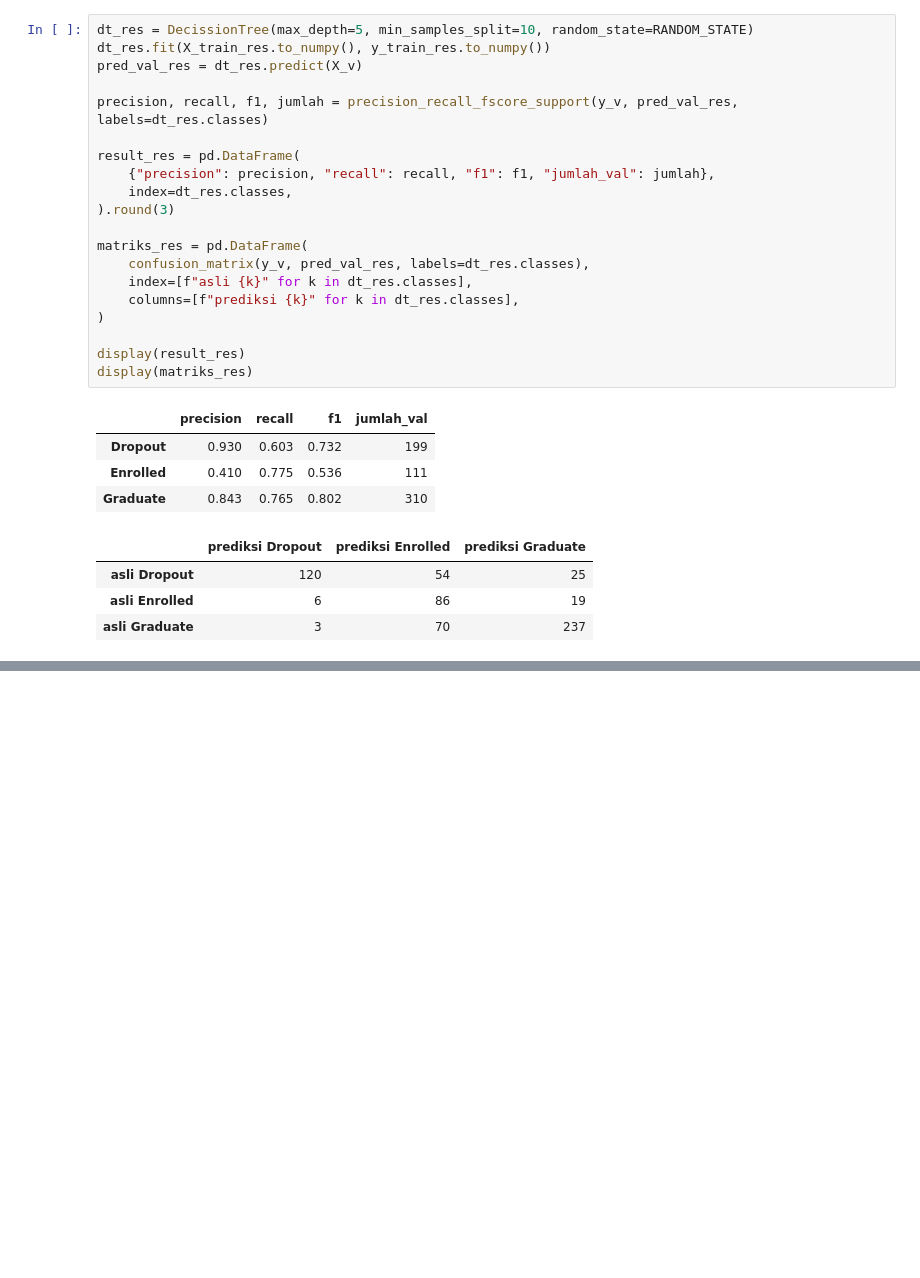
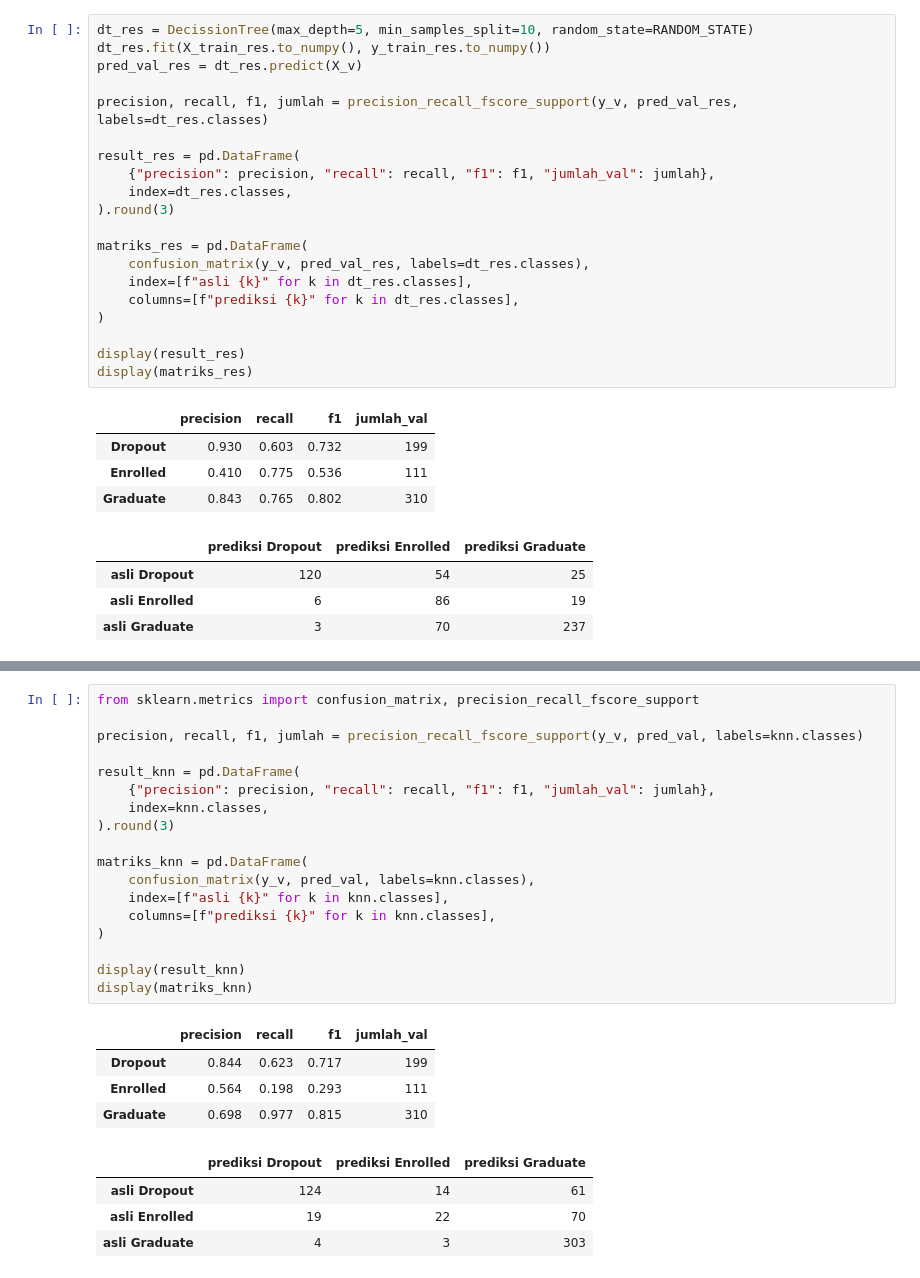
Before and after one commit to RuhullahReza/Project-2-Advanced-AI, a Jupyter notebook: model.ipynb, the cells around one changed output, grey strips where cells are left out. Drawn from its saved outputs; the diff is of its cells as text; blank space fills up the shorter version.

```diff
--- a/model.ipynb
+++ b/model.ipynb
@@ -760,0 +790,27 @@ pd.DataFrame(hasil_depth).round(3)
+# %%
+from sklearn.metrics import confusion_matrix, precision_recall_fscore_support
+
+precision, recall, f1, jumlah = precision_recall_fscore_support(y_v, pred_val, labels=knn.classes)
+
+result_knn = pd.DataFrame(
+    {"precision": precision, "recall": recall, "f1": f1, "jumlah_val": jumlah},
+    index=knn.classes,
+).round(3)
+
+matriks_knn = pd.DataFrame(
+    confusion_matrix(y_v, pred_val, labels=knn.classes),
+    index=[f"asli {k}" for k in knn.classes],
+    columns=[f"prediksi {k}" for k in knn.classes],
+)
+
+display(result_knn)
+display(matriks_knn)
+# %% [output]
+|  | precision | recall | f1 | jumlah_val |
+| Dropout | 0.844 | 0.623 | 0.717 | 199 |
+| Enrolled | 0.564 | 0.198 | 0.293 | 111 |
+| Graduate | 0.698 | 0.977 | 0.815 | 310 |
+|  | prediksi Dropout | prediksi Enrolled | prediksi Graduate |
+| asli Dropout | 124 | 14 | 61 |
+| asli Enrolled | 19 | 22 | 70 |
+| asli Graduate | 4 | 3 | 303 |
```
Also changed, not shown: parts of 11 cells of this notebook, 3 other files.
